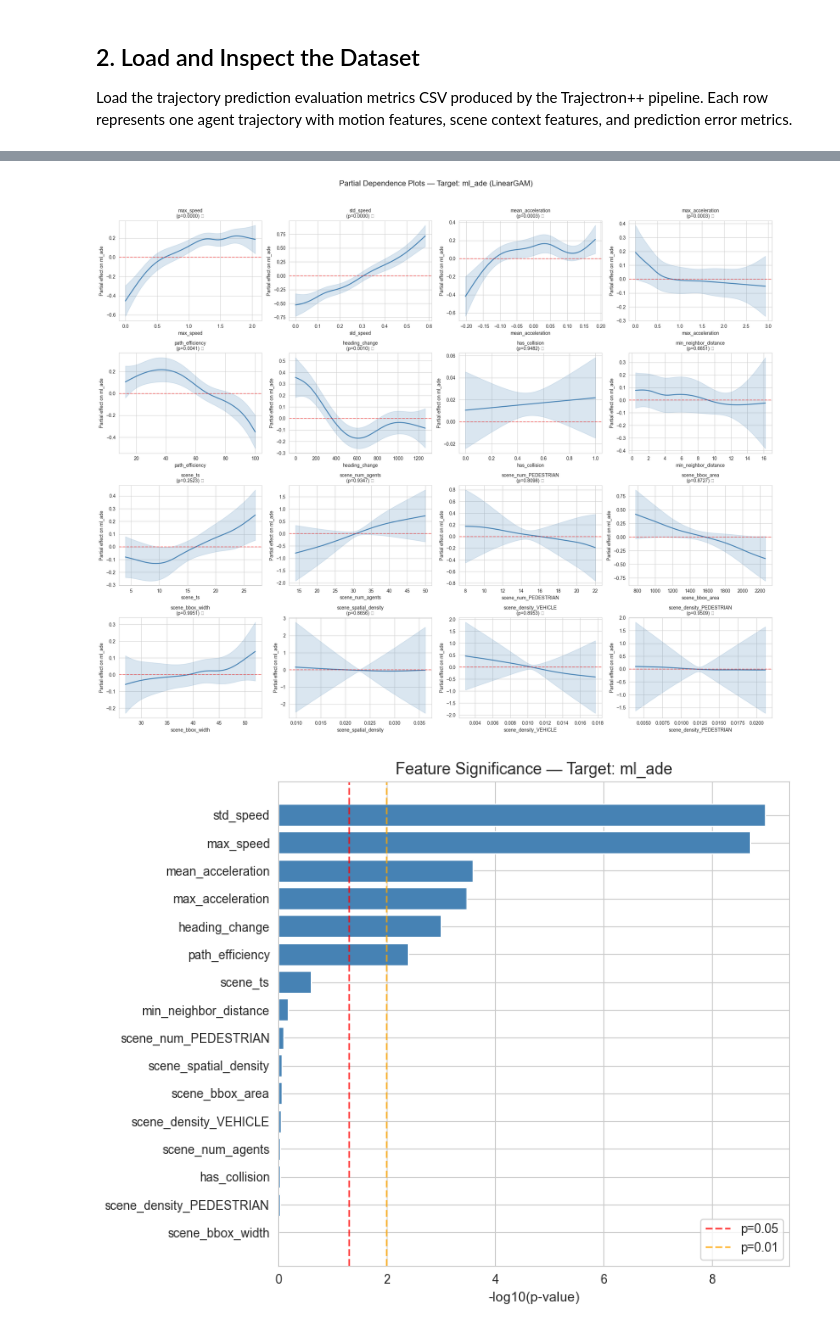
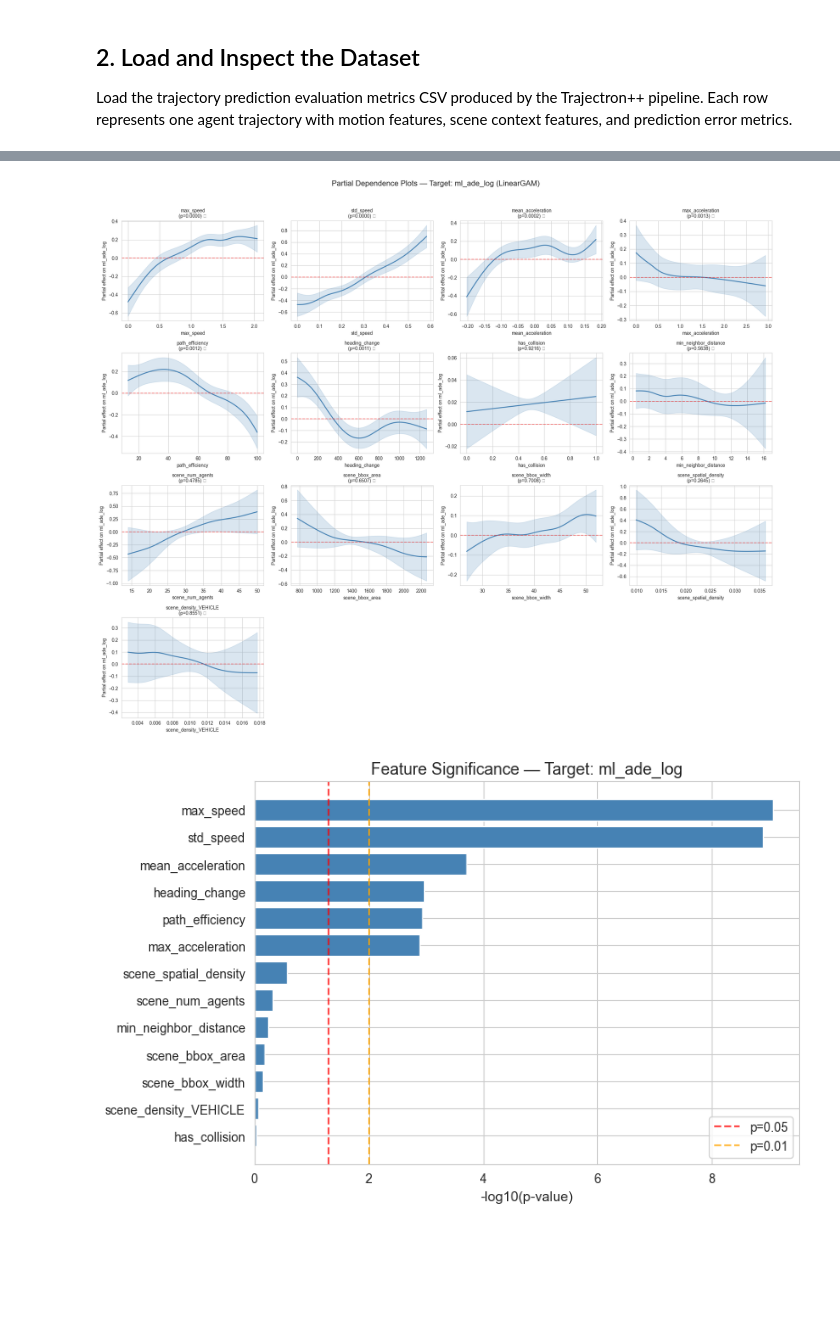
Before and after one commit to simondrauz/ds_practical, a Jupyter notebook: src/data_modelling/gam.ipynb, the cells around one changed output, grey strips where cells are left out. Cells and saved outputs as stored; diff of their text form; code cells hidden in the pictures; blank space fills up the shorter version.

```diff
--- a/src/data_modelling/gam.ipynb
+++ b/src/data_modelling/gam.ipynb
@@ -728,0 +173,32 @@ Selected features (16): ['max_speed', 'std_speed', 'mean_acceleration', 'max_acc
+# %%
+if TARGET_COL is not None:
+    assert TARGET_COL in df.columns, f'TARGET_COL={TARGET_COL} not found in dataset columns.'
+    target_col = TARGET_COL
+else:
+    if 'ml_ade_log' in df.columns:
+        target_col = 'ml_ade_log'
+    elif 'ml_ade' in df.columns:
+        target_col = 'ml_ade'
+    else:
+        target_col = df.columns[-1]
+
+feature_cols = [c for c in df.columns if c != target_col]
+
+# Keep only numeric features (prepared dataset is expected to be numeric-only)
+non_numeric_features = [c for c in feature_cols if not np.issubdtype(df[c].dtype, np.number)]
+if non_numeric_features:
+    print('WARNING: Non-numeric features found and dropped:')
+    print(non_numeric_features)
+feature_cols = [c for c in feature_cols if c not in non_numeric_features]
+
+model_df = df[feature_cols + [target_col]].dropna().copy()
+
+X = model_df[feature_cols].to_numpy()
+y = model_df[target_col].to_numpy()
+row_ids = model_df.index.to_numpy()
+
+print(f'Target column: {target_col}')
+print(f'Number of features: {len(feature_cols)}')
+print(f'Rows available for modeling: {len(model_df)}')
+print(f'Feature matrix shape: {X.shape}')
+print(f'Target vector shape: {y.shape}')
@@ -753,6 +235,7 @@ N_INNER_FOLDS = 3
 N_OUTER_FOLDS = 5
 outer_kf = KFold(n_splits=N_OUTER_FOLDS, shuffle=True, random_state=42)
 n_feat = X.shape[1]
+LOG_TRANSFORM = target_col.endswith("_log")
 
 nested_cv_results = []
 
@@ -1252,7 +732,7 @@ print(f"\nFeature significance analysis (from LinearGAM):")
 print("=" * 60)
 
 significance_data = []
-for i, feature in enumerate(selected_features):
+for i, feature in enumerate(feature_cols):
     p_value = linear_gam.statistics_["p_values"][i]
     significance_data.append({
         "Feature Index": i,
@@ -1288,7 +769,7 @@ n_rows_pdp = int(np.ceil(n_features_gam / n_cols_pdp))
 fig, axes = plt.subplots(n_rows_pdp, n_cols_pdp, figsize=(5 * n_cols_pdp, 4 * n_rows_pdp))
 axes = axes.flatten()
 
-for i, feature in enumerate(selected_features):
+for i, feature in enumerate(feature_cols):
     XX = linear_gam.generate_X_grid(term=i)
     pdep, confi = linear_gam.partial_dependence(term=i, X=XX, width=0.95)
 
@@ -1313,24 +794,24 @@ plt.tight_layout()
 plt.savefig(SAVE_DIR / f"partial_dependence_all_{target_col}.png", dpi=150, bbox_inches="tight")
 plt.show()
 # %% [output]
-[figure, old version]
+[figure, new version]
 # %%
 # Feature importance plot (-log10 p-value)
 sig_sorted = significance_df.sort_values("p-value", ascending=False)
 importance_vals = [-np.log10(max(p, 1e-300)) for p in sig_sorted["p-value"]]
 
-fig, ax = plt.subplots(figsize=(8, max(4, len(selected_features) * 0.4)))
+fig, ax = plt.subplots(figsize=(8, max(4, len(feature_cols) * 0.4)))
 bars = ax.barh(sig_sorted["Feature"], importance_vals, color="steelblue")
 ax.axvline(x=-np.log10(0.05), color="red", linestyle="--", label="p=0.05", alpha=0.7)
 ax.axvline(x=-np.log10(0.01), color="orange", linestyle="--", label="p=0.01", alpha=0.7)
 ax.set_xlabel("-log10(p-value)", fontsize=11)
 ax.set_title(f"Feature Significance — Target: {target_col}", fontsize=13)
 ax.legend()
 plt.tight_layout()
 plt.savefig(SAVE_DIR / f"feature_significance_{target_col}.png", dpi=150, bbox_inches="tight")
 plt.show()
 # %% [output]
-[figure, old version]
+[figure, new version]
 # %%
 # Identify and remove non-significant features
 SIGNIFICANCE_THRESHOLD = 0.05
```
Also changed, not shown: parts of 43 cells of this notebook, 12 other files.
